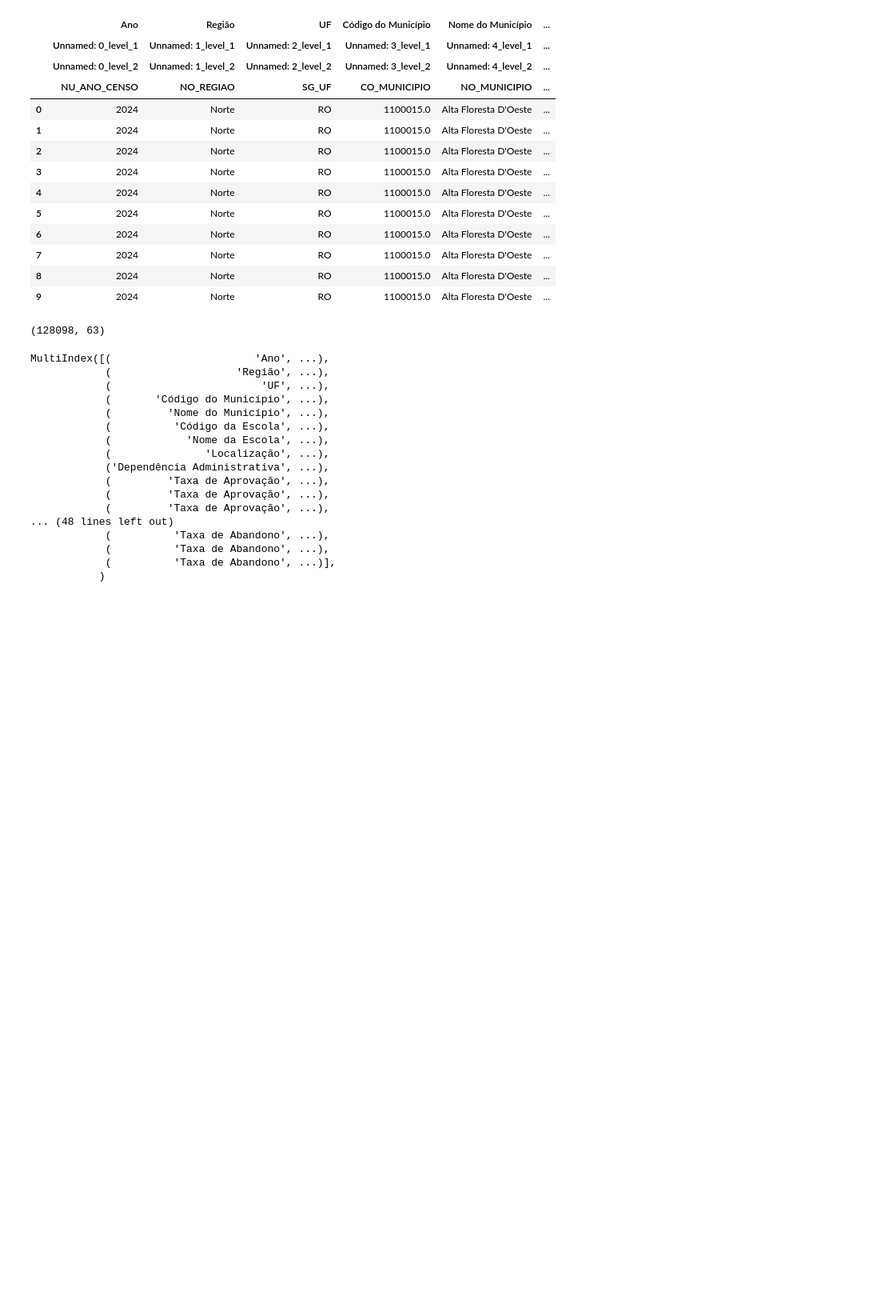
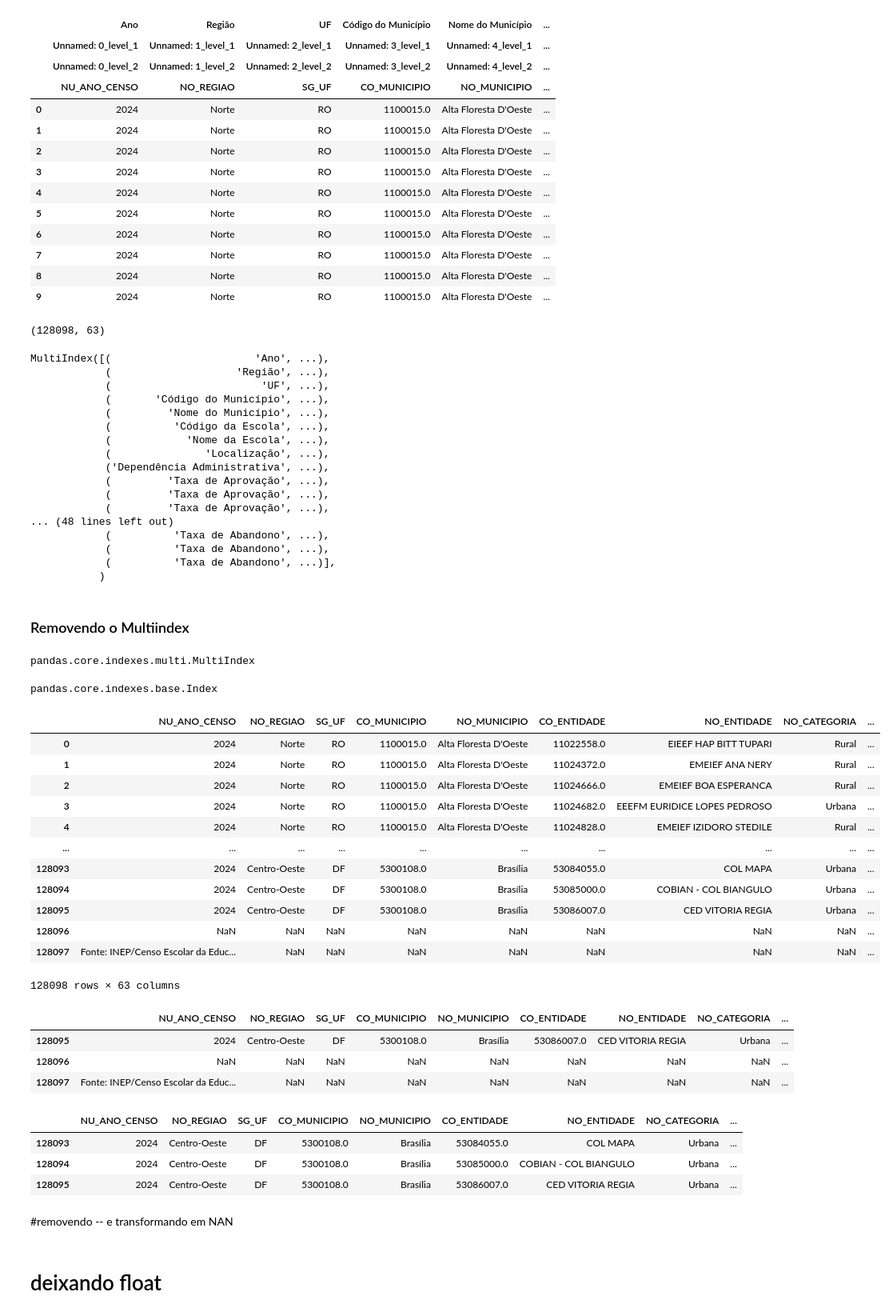
Before and after one commit to joaoestella/brazil-school-dropout-analysis, a Jupyter notebook: notebooks/01_data_loading_and_cleaning.ipynb, the cells around one changed output. Shown at 80% size. Drawn from its saved outputs; the diff is of its cells as text; code cells hidden in the pictures; blank space fills up the shorter version.

```diff
--- a/notebooks/01_data_loading.ipynb
+++ b/notebooks/01_data_loading_and_cleaning.ipynb
@@ -89,3 +89,38 @@ MultiIndex([(                       'Ano', ...),
             (          'Taxa de Abandono', ...),
             (          'Taxa de Abandono', ...)],
            )
+# %% [markdown]
+### Removendo o Multiindex
+# %%
+type(df_taxa_rendimento.columns)
+# %% [output]
+pandas.core.indexes.multi.MultiIndex
+# %%
+df_taxa_rendimento.columns = df_taxa_rendimento.columns.get_level_values(-1)
+# %%
+type(df_taxa_rendimento.columns)
+# %% [output]
+pandas.core.indexes.base.Index
+# %%
+df_taxa_rendimento
+# %% [output]
+|  | NU_ANO_CENSO | NO_REGIAO | SG_UF | CO_MUNICIPIO | NO_MUNICIPIO | CO_ENTIDADE | NO_ENTIDADE | NO_CATEGORIA | ... |
+| 0 | 2024 | Norte | RO | 1100015.0 | Alta Floresta D'Oeste | 11022558.0 | EIEEF HAP BITT TUPARI | Rural | ... |
+| 1 | 2024 | Norte | RO | 1100015.0 | Alta Floresta D'Oeste | 11024372.0 | EMEIEF ANA NERY | Rural | ... |
+| 2 | 2024 | Norte | RO | 1100015.0 | Alta Floresta D'Oeste | 11024666.0 | EMEIEF BOA ESPERANCA | Rural | ... |
+| 3 | 2024 | Norte | RO | 1100015.0 | Alta Floresta D'Oeste | 11024682.0 | EEEFM EURIDICE LOPES PEDROSO | Urbana | ... |
+| 4 | 2024 | Norte | RO | 1100015.0 | Alta Floresta D'Oeste | 11024828.0 | EMEIEF IZIDORO STEDILE | Rural | ... |
+| ... | ... | ... | ... | ... | ... | ... | ... | ... | ... |
+| 128093 | 2024 | Centro-Oeste | DF | 5300108.0 | Brasília | 53084055.0 | COL MAPA | Urbana | ... |
+| 128094 | 2024 | Centro-Oeste | DF | 5300108.0 | Brasília | 53085000.0 | COBIAN - COL BIANGULO | Urbana | ... |
+| 128095 | 2024 | Centro-Oeste | DF | 5300108.0 | Brasília | 53086007.0 | CED VITORIA REGIA | Urbana | ... |
+| 128096 | NaN | NaN | NaN | NaN | NaN | NaN | NaN | NaN | ... |
+| 128097 | Fonte: INEP/Censo Escolar da Educ... | NaN | NaN | NaN | NaN | NaN | NaN | NaN | ... |
+128098 rows × 63 columns
+# %%
+df_taxa_rendimento.tail(3)
+# %% [output]
+|  | NU_ANO_CENSO | NO_REGIAO | SG_UF | CO_MUNICIPIO | NO_MUNICIPIO | CO_ENTIDADE | NO_ENTIDADE | NO_CATEGORIA | ... |
+| 128095 | 2024 | Centro-Oeste | DF | 5300108.0 | Brasília | 53086007.0 | CED VITORIA REGIA | Urbana | ... |
+| 128096 | NaN | NaN | NaN | NaN | NaN | NaN | NaN | NaN | ... |
+| 128097 | Fonte: INEP/Censo Escolar da Educ... | NaN | NaN | NaN | NaN | NaN | NaN | NaN | ... |
@@ -91,0 +129,9 @@ MultiIndex([(                       'Ano', ...),
+# %%
+df_taxa_rendimento.tail(3)
+# %% [output]
+|  | NU_ANO_CENSO | NO_REGIAO | SG_UF | CO_MUNICIPIO | NO_MUNICIPIO | CO_ENTIDADE | NO_ENTIDADE | NO_CATEGORIA | ... |
+| 128093 | 2024 | Centro-Oeste | DF | 5300108.0 | Brasília | 53084055.0 | COL MAPA | Urbana | ... |
+| 128094 | 2024 | Centro-Oeste | DF | 5300108.0 | Brasília | 53085000.0 | COBIAN - COL BIANGULO | Urbana | ... |
+| 128095 | 2024 | Centro-Oeste | DF | 5300108.0 | Brasília | 53086007.0 | CED VITORIA REGIA | Urbana | ... |
+# %% [markdown]
+#removendo -- e transformando em NAN
@@ -91,0 +140,2 @@ MultiIndex([(                       'Ano', ...),
+# %% [markdown]
+# deixando float
```
Also changed, not shown: parts of 8 cells of this notebook.
